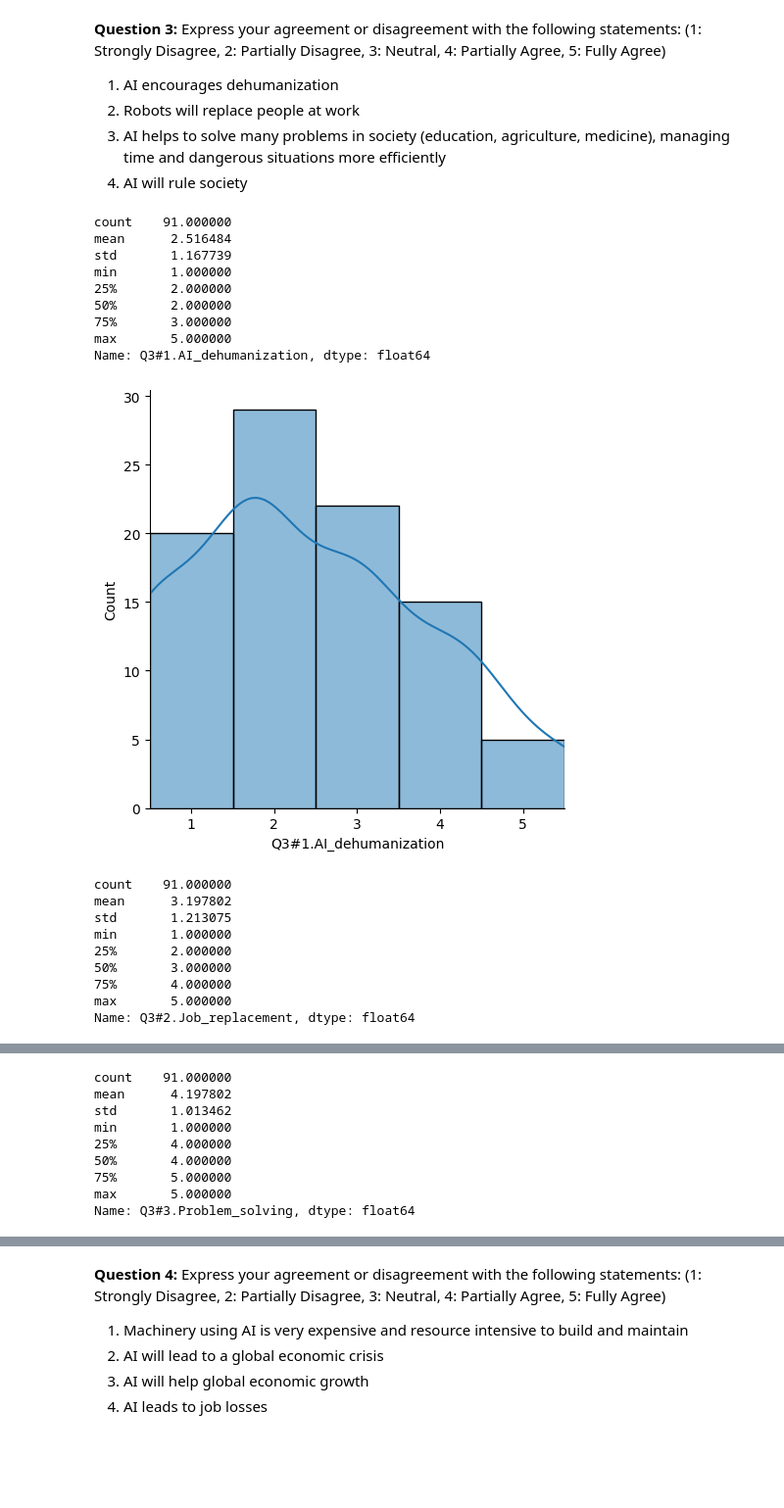
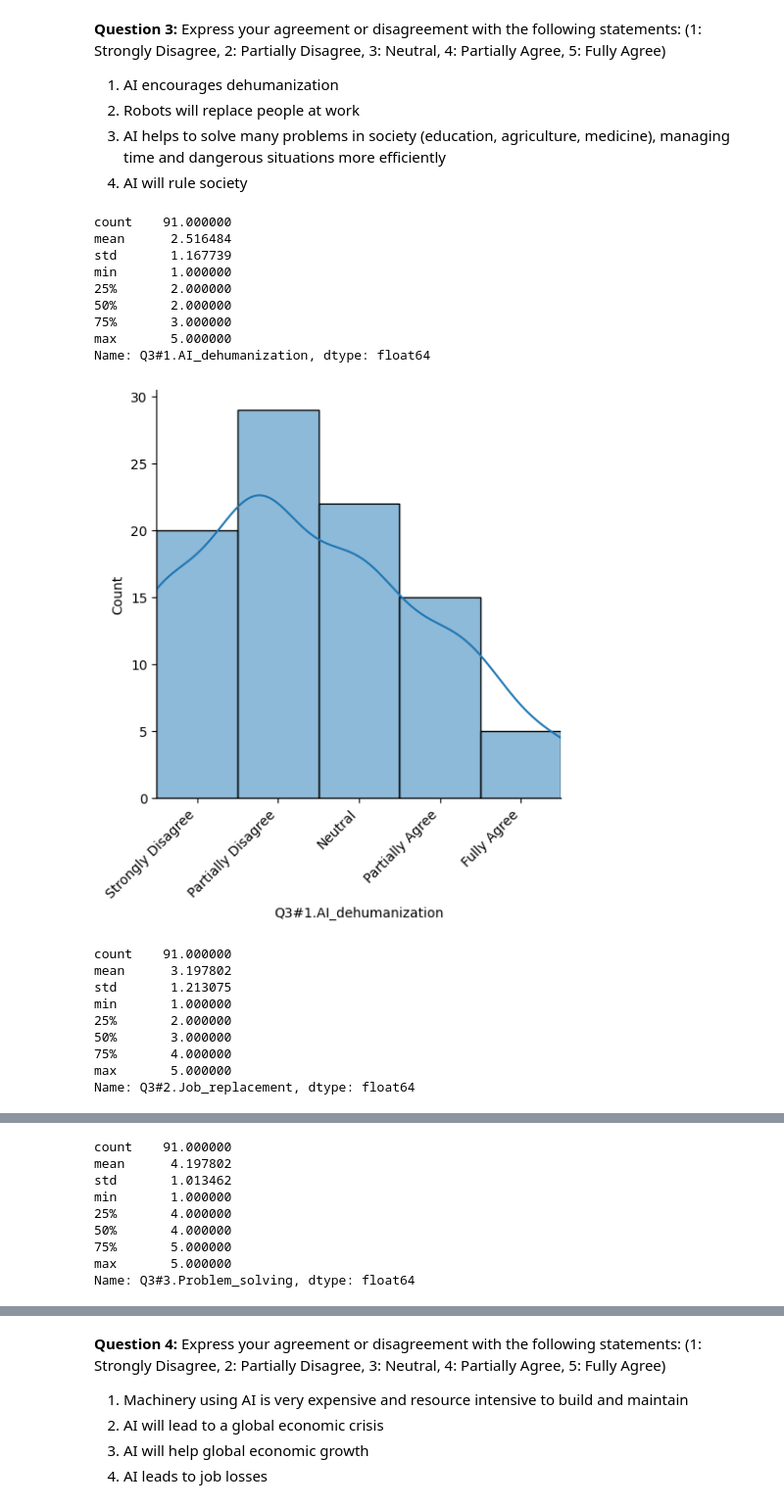
Before and after one commit to AndrejFinki/S7.IRP, a Jupyter notebook: src/notebook.ipynb, the cells around one changed output, grey strips where cells are left out. Shown at 98% size. Cells and saved outputs as stored; diff of their text form; code cells hidden in the pictures; blank space fills up the shorter version.

Commit message:
Add labels to distplots whenever applicable

```diff
--- a/src/notebook.ipynb
+++ b/src/notebook.ipynb
@@ -36,6 +36,24 @@ def generate_distplot( data, unique_values, title = "" ):
     print( data.describe() )
 
     matplotlib.pyplot.show()
+# %%
+def generate_distplot_text( data, labels, unique_values, title = "" ):
+    plot = seaborn.displot( data, bins = unique_values, kde = True )
+
+    bin_edges = numpy.linspace( data.min(), data.max(), unique_values + 1 )
+    tick_positions = ( bin_edges[:-1] + bin_edges[1:] ) / 2
+    for ax in plot.axes.flat:
+        ax.set_xticks( tick_positions )
+        ax.set_xticklabels( labels )
+        ax.set_xlim( bin_edges[0], bin_edges[-1] )
+
+    matplotlib.pyplot.title( title )
+
+    matplotlib.pyplot.xticks( rotation = 45, ha = 'right' )
+
+    print( data.describe() )
+
+    matplotlib.pyplot.show()
 # %%
 def generate_barplot( data, title = "" ):
     split_responses = [ response.split(';') for response in data ]
@@ -85,19 +103,21 @@ generate_barplot( survey['Q2.AI_sources'], "What sources do you use to learn abo
 3) AI helps to solve many problems in society (education, agriculture, medicine), managing time and dangerous situations more efficiently
 4) AI will rule society
 # %%
+possible_values = ["Strongly Disagree", "Partially Disagree", "Neutral", "Partially Agree", "Fully Agree"]
+
 for col in [ col for col in survey.columns if col[0:2] == "Q3" ]:
-    generate_distplot( survey[col], 5 )
+    generate_distplot_text( survey[col], possible_values, 5 )
 # %% [output]
 count    91.000000
 mean      2.516484
 std       1.167739
 min       1.000000
 25%       2.000000
 50%       2.000000
 75%       3.000000
 max       5.000000
 Name: Q3#1.AI_dehumanization, dtype: float64
-[figure, old version]
+[figure, new version]
 count    91.000000
 mean      3.197802
 std       1.213075
```
Also changed, not shown: parts of 16 cells of this notebook.
